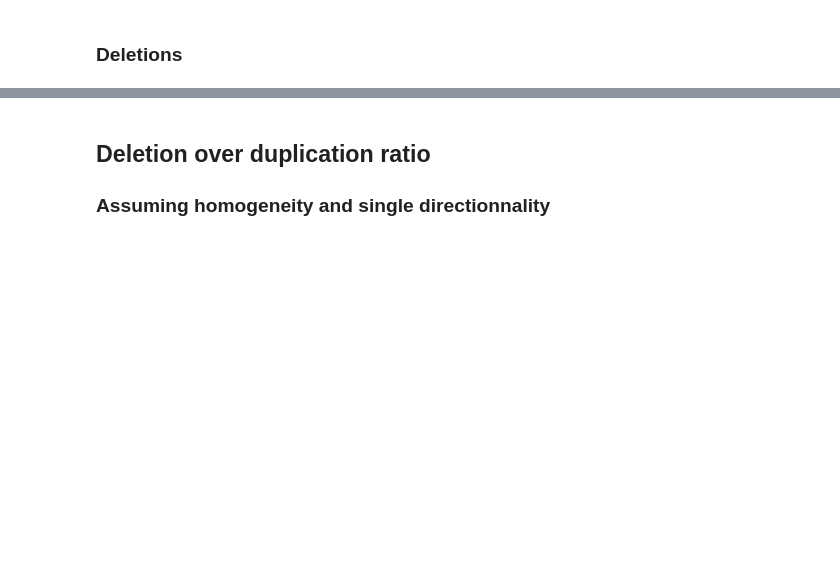
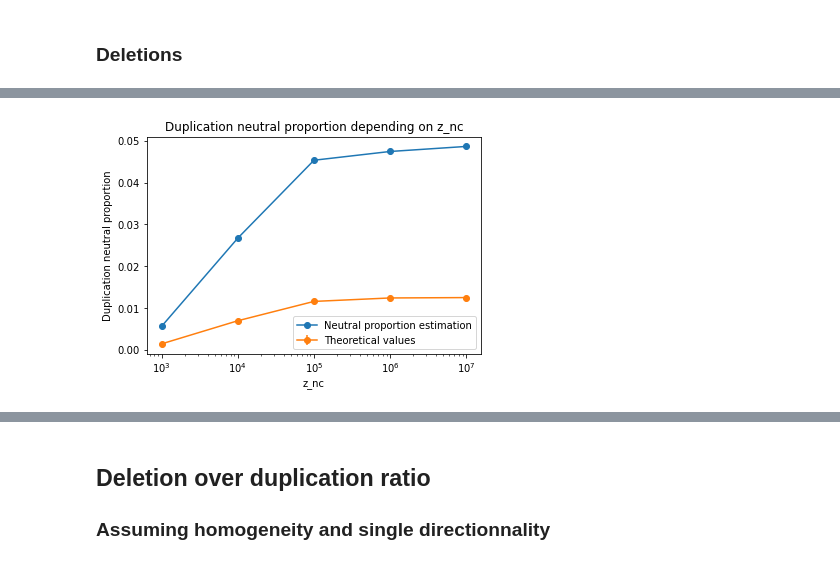
Before and after one commit to Jojobarbarr/AL_predict, a Jupyter notebook: Mutagenese.ipynb, the cells around one changed output, grey strips where cells are left out. Cells and saved outputs as stored; diff of their text form; code cells hidden in the pictures; blank space fills up the shorter version.

```diff
--- a/Mutagenese.ipynb
+++ b/Mutagenese.ipynb
@@ -1001,0 +1198,30 @@ plt.close()
+# %%
+cut = 2
+plt.clf()
+
+plt.plot(
+    results.x_values[cut:],
+    results.neutral_proportions[cut:],
+    marker="o",
+    label="Neutral proportion estimation",
+)
+plt.errorbar(
+    results.x_values[cut:],
+    results.theoretical_proportions[cut:],
+    results.neutral_proportiond_stds[cut:],
+    marker="o",
+    label="Theoretical values",
+)
+
+plt.title(f"Duplication neutral proportion depending on {variable}")
+
+plt.xlabel(f"{variable}")
+plt.xscale("log")
+
+plt.ylabel("Duplication neutral proportion")
+
+plt.legend()
+plt.show()
+plt.close()
+# %% [output]
+[figure, added]
```
Also changed, not shown: parts of 73 cells of this notebook, 6 other files.
